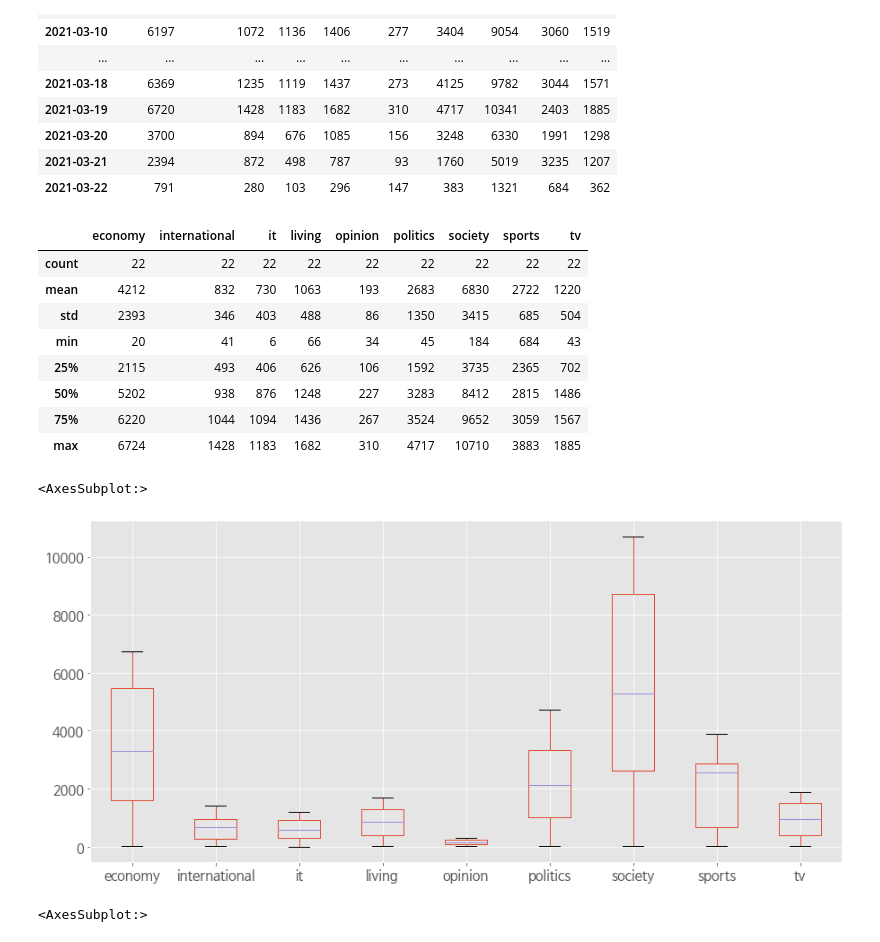
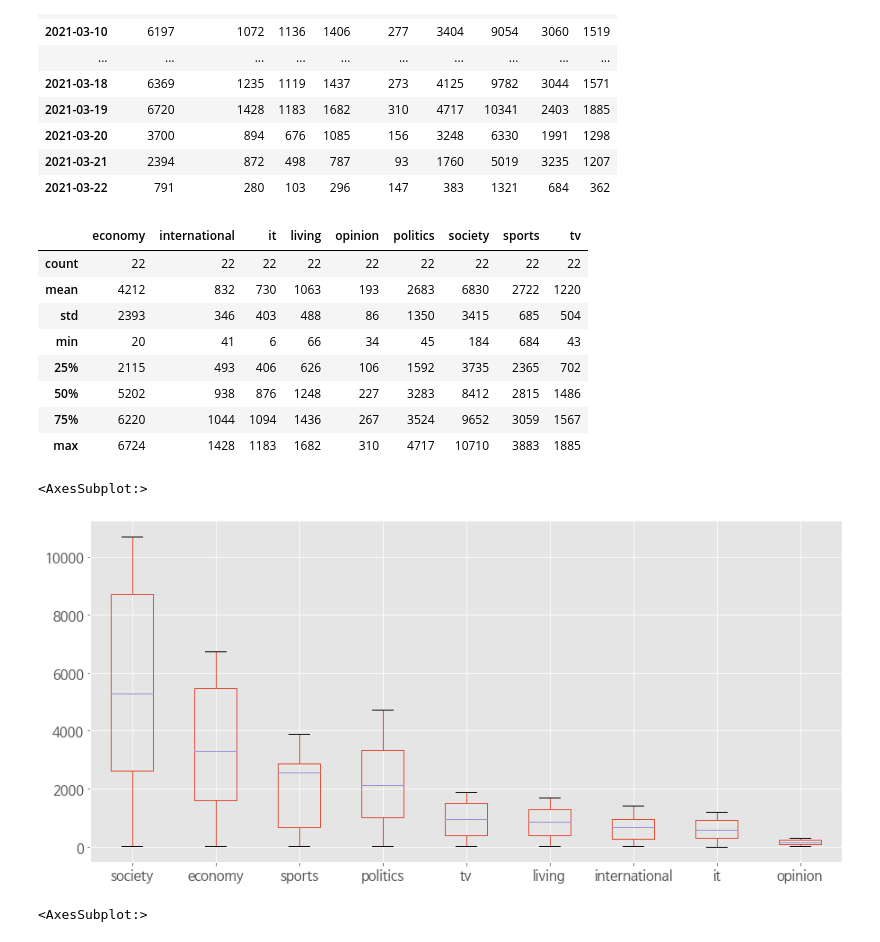
Before and after one commit to ejpark78/nlp-utils, a Jupyter notebook: notebook/backfill-state.ipynb, the cells around one changed output. Cells and saved outputs as stored; diff of their text form; code cells hidden in the pictures.

Commit message:
sort value in boxplot, password masking

```diff
--- a/notebook/backfill-state.ipynb
+++ b/notebook/backfill-state.ipynb
@@ -111,22 +111,24 @@ reports.custom_display(df_date)
 | 2021-03-20 | 3700 | 894 | 676 | 1085 | 156 | 3248 | 6330 | 1991 | 1298 |
 | 2021-03-21 | 2394 | 872 | 498 | 787 | 93 | 1760 | 5019 | 3235 | 1207 |
 | 2021-03-22 | 791 | 280 | 103 | 296 | 147 | 383 | 1321 | 684 | 362 |
+# %%
+reports.custom_display(df_date.describe())
+# %% [output]
+|  | economy | international | it | living | opinion | politics | society | sports | tv |
+| count | 22 | 22 | 22 | 22 | 22 | 22 | 22 | 22 | 22 |
+| mean | 4212 | 832 | 730 | 1063 | 193 | 2683 | 6830 | 2722 | 1220 |
+| std | 2393 | 346 | 403 | 488 | 86 | 1350 | 3415 | 685 | 504 |
+| min | 20 | 41 | 6 | 66 | 34 | 45 | 184 | 684 | 43 |
+| 25% | 2115 | 493 | 406 | 626 | 106 | 1592 | 3735 | 2365 | 702 |
+| 50% | 5202 | 938 | 876 | 1248 | 227 | 3283 | 8412 | 2815 | 1486 |
+| 75% | 6220 | 1044 | 1094 | 1436 | 267 | 3524 | 9652 | 3059 | 1567 |
+| max | 6724 | 1428 | 1183 | 1682 | 310 | 4717 | 10710 | 3883 | 1885 |
 # %%
-reports.custom_display(df_date.describe())
-
-df_date.describe().boxplot(figsize=(15, 7))
+order = df_date.describe().median().sort_values(ascending=False)
+df_date.describe()[order.index].boxplot(figsize=(15, 7))
 # %% [output]
-|  | economy | international | it | living | opinion | politics | society | sports | tv |
-| count | 22 | 22 | 22 | 22 | 22 | 22 | 22 | 22 | 22 |
-| mean | 4212 | 832 | 730 | 1063 | 193 | 2683 | 6830 | 2722 | 1220 |
-| std | 2393 | 346 | 403 | 488 | 86 | 1350 | 3415 | 685 | 504 |
-| min | 20 | 41 | 6 | 66 | 34 | 45 | 184 | 684 | 43 |
-| 25% | 2115 | 493 | 406 | 626 | 106 | 1592 | 3735 | 2365 | 702 |
-| 50% | 5202 | 938 | 876 | 1248 | 227 | 3283 | 8412 | 2815 | 1486 |
-| 75% | 6220 | 1044 | 1094 | 1436 | 267 | 3524 | 9652 | 3059 | 1567 |
-| max | 6724 | 1428 | 1183 | 1682 | 310 | 4717 | 10710 | 3883 | 1885 |
 <AxesSubplot:>
-[figure, old version]
+[figure, new version]
 # %%
 df_date.plot(kind='barh', stacked=True, figsize=(15, 12))
 # %% [output]
```
Also changed, not shown: 2 other files.
